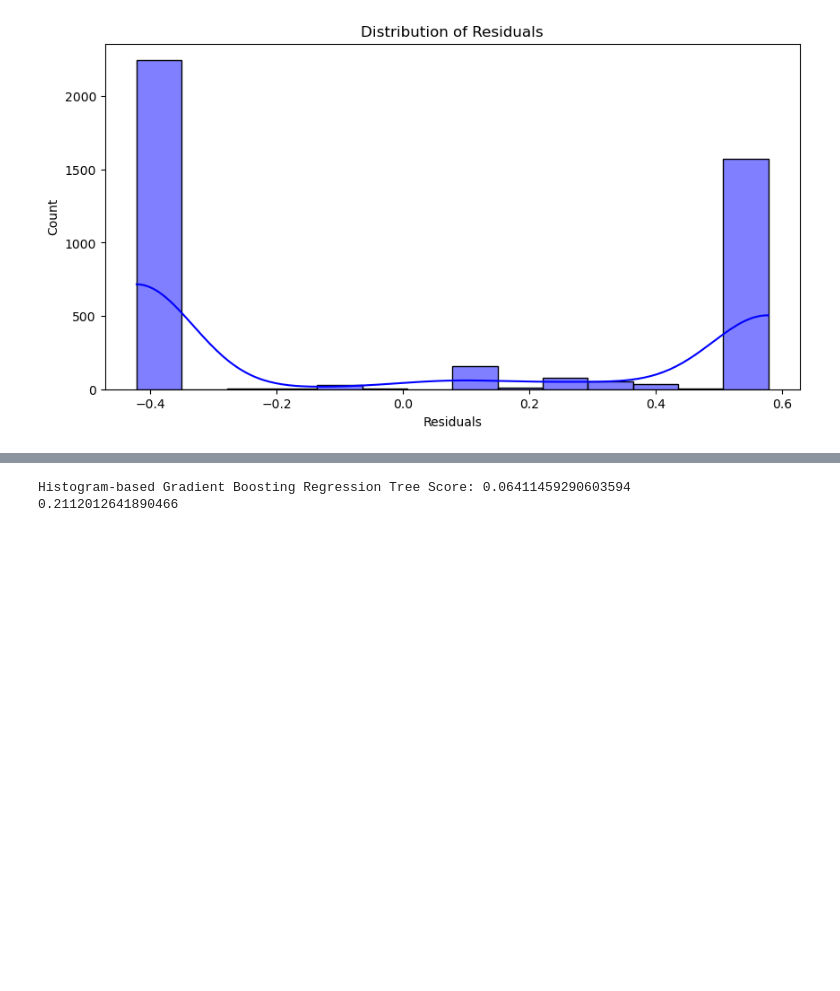
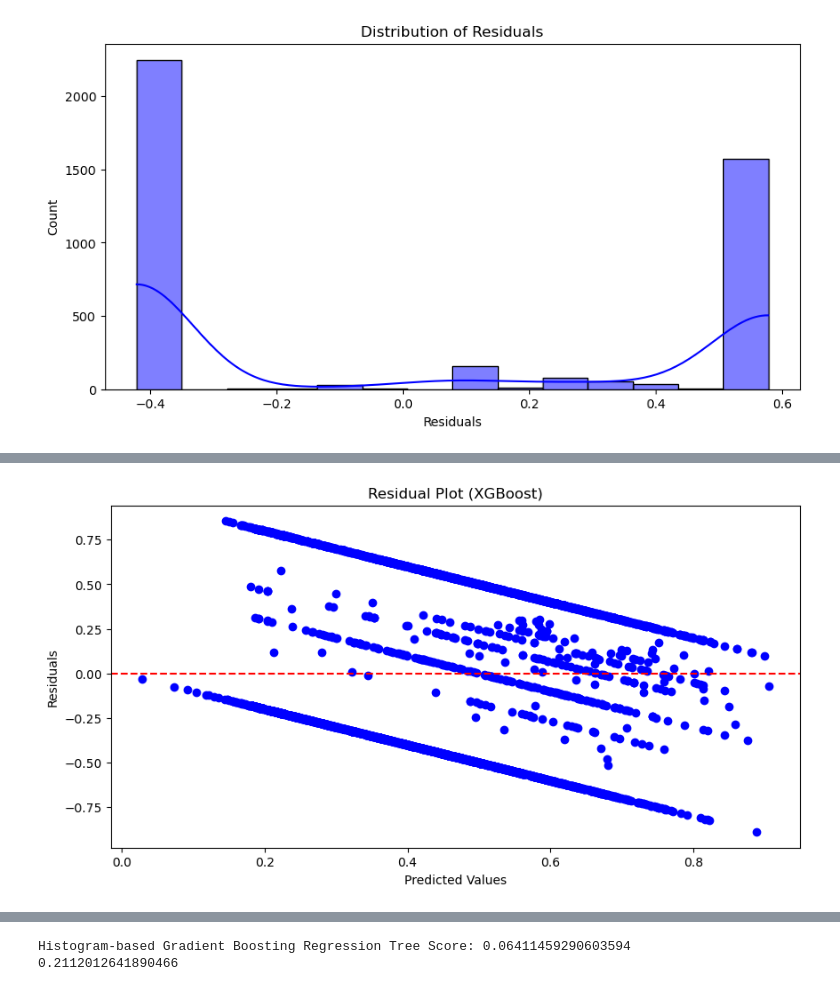
Before and after one commit to erika-ld/CPSC483-Machine-Learning-Project, a Jupyter notebook: evaluation_and_analysis_copy.ipynb, the cells around one changed output, grey strips where cells are left out. Cells and saved outputs as stored; diff of their text form; code cells hidden in the pictures; blank space fills up the shorter version.

```diff
--- a/evaluation_and_analysis_copy.ipynb
+++ b/evaluation_and_analysis_copy.ipynb
@@ -419,0 +474,12 @@ plt.show()
+# %%
+#Residuals Plot
+residuals_xgb = np.array(y_test_copy) - np.array(y_predict_xgb)
+plt.figure(figsize=(10, 5))
+plt.scatter(y_predict_xgb, residuals_xgb, color='blue')
+plt.axhline(y=0, color='red', linestyle='--')
+plt.xlabel('Predicted Values')
+plt.ylabel('Residuals')
+plt.title('Residual Plot (XGBoost)')
+plt.show()
+# %% [output]
+[figure, added]
```
Also changed, not shown: parts of 3 cells of this notebook.
